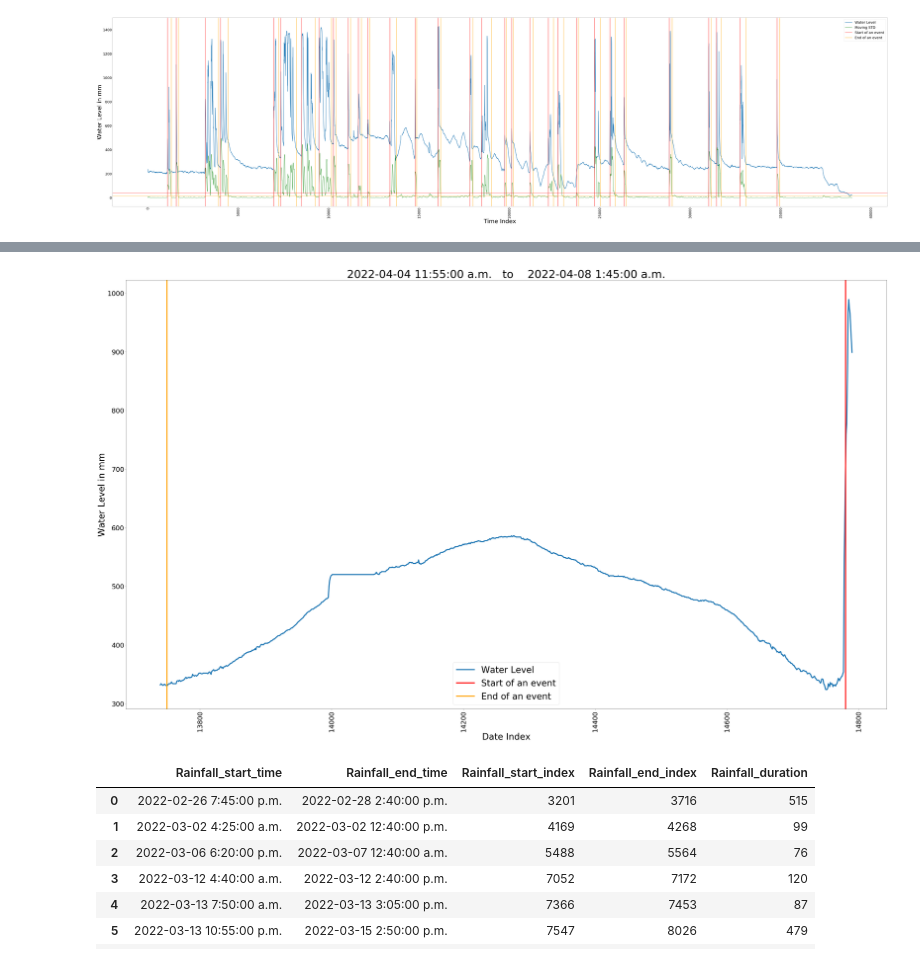
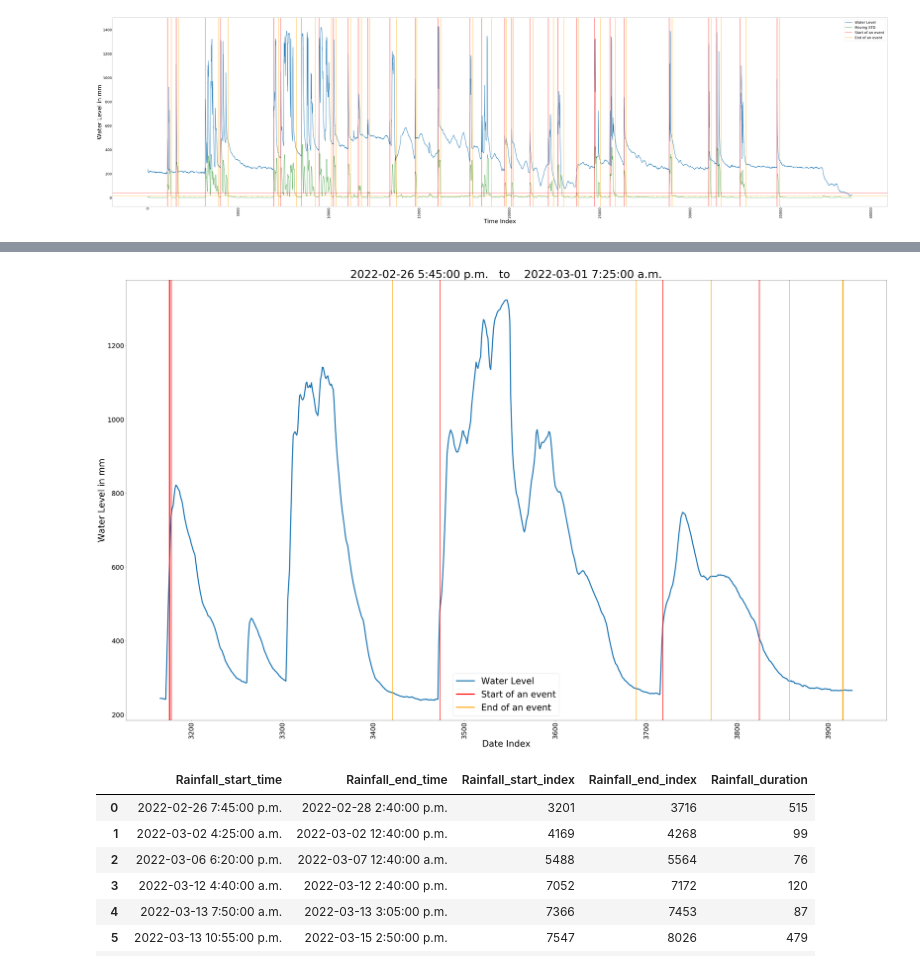
Before and after one commit to hasibum/m2pi22-Novion-Project, a Jupyter notebook: water_level_data.ipynb, the cells around one changed output, grey strips where cells are left out. Saved outputs shown, nothing was run; the diff lists cells and outputs as text; code cells hidden in the pictures.

```diff
--- a/water_level_data.ipynb
+++ b/water_level_data.ipynb
@@ -95,7 +117,7 @@ plt.plot(std_movA,linewidth=3,color="green")
 [<matplotlib.lines.Line2D at 0x...>]
 [figure]
 # %%
-start_timeA,end_timeA,start_indexA,end_indexA,rf_durationA,water_levelA=IdentifyEvents_3(sADF,6)
+start_timeA,end_timeA,start_indexA,end_indexA,rf_durationA,water_levelA=IdentifyEvents_3(sADF,6,6)
 rf_eventA=pd.DataFrame({"Rainfall_start_time":start_timeA,"Rainfall_end_time":end_timeA,"Rainfall_start_index":start_indexA,"Rainfall_end_index":end_indexA,"Rainfall_duration":rf_durationA})
 rf_eventA
 # %% [output]
@@ -222,0 +285,8 @@ False
+# %%
+plt.figure(figsize=(50, 30))
+plt.plot(wl)
+for i in start:
+    st=plt.axvline(x=i, linewidth=3,color='r',label="Start of an event")
+for i in end:
+    en=plt.axvline(x=i,linewidth=3, color='orange',label="End of an event")
+plt.show()
@@ -222,0 +306,8 @@ False
+# %%
+sADF[3176:3916]
+std_mov=moving_std(sADF,1)
+rng3p=np.max(std_mov)*(3/100)
+rng8p=np.max(std_mov)*(8/100)
+start_time,end_time,start_index,end_index,rf_duration,water_level=IdentifyEvents_3(sADF[3176:3916],1)
+rf_event=pd.DataFrame({"Rainfall_start_time":start_time,"Rainfall_end_time":end_time,"Rainfall_start_index":start_index,"Rainfall_end_index":end_index,"Rainfall_duration":rf_duration})
+rf_event
@@ -223,24 +320,31 @@ False
 # %%
-# Let's look at a particular No !Rainfall event
+#water_level
+# Let's see a particular !Rainfall event
 buffer=10
-index=9
-X=range(end_indexA[index-1]-buffer,start_indexA[index]+buffer+1)
-Y=water_levelA[rf_eventA["Rainfall_end_index"][index-1]-buffer:rf_eventA["Rainfall_start_index"][index]+buffer+1]
+index=2
+#X=Timestamp[rf_eventA["Rainfall_start_index"][index]-buffer:rf_eventA["Rainfall_end_index"][index]+buffer+1]
+X=range(start_indexA[index]-buffer,end_indexA[index]+buffer+1)
+Y=water_levelA[rf_eventA["Rainfall_start_index"][index]-buffer:rf_eventA["Rainfall_end_index"][index]+buffer+1]
 plt.figure(figsize=(50, 30))
 plt.plot(X,Y,linewidth=5,label="Water Level")
-plt.axvline(x=start_indexA[index], linewidth=5,color='r',label="Start of an event")
-plt.axvline(x=end_indexA[index-1],linewidth=5, color='orange',label="End of an event")
-plt.title('No Rainfall Event')
+plt.axvline(x=start_indexA[index],linewidth=5,color='r',label="Start of an event")
+plt.axvline(x=end_indexA[index],linewidth=5, color='orange',label="End of an event")
+
+for i in start_index:
+    st=plt.axvline(x=i, linewidth=2.5,color='r')
+for i in end_index:
+    en=plt.axvline(x=i,linewidth=2.5, color='orange')
+plt.title('Rainfall Event')
 plt.xlabel('Date Index',fontsize=40)
 plt.ylabel('Water Level in mm',fontsize=40)
 plt.tick_params(axis='x',labelsize=30,rotation=90)
 plt.tick_params(axis='y',labelsize=30)
 plt.legend(loc = 'best',fontsize=40)
-plt.title(end_timeA[index-1]+"   to    "+start_timeA[index],fontsize=50)
 plt.tight_layout()
+plt.title(start_timeA[index]+"   to    "+end_timeA[index],fontsize=50)
 plt.show()
 # %% [output]
-[figure, old version]
+[figure, new version]
 # %%
 # This part is for site B
 # %%
```
Also changed, not shown: parts of 17 cells of this notebook.
